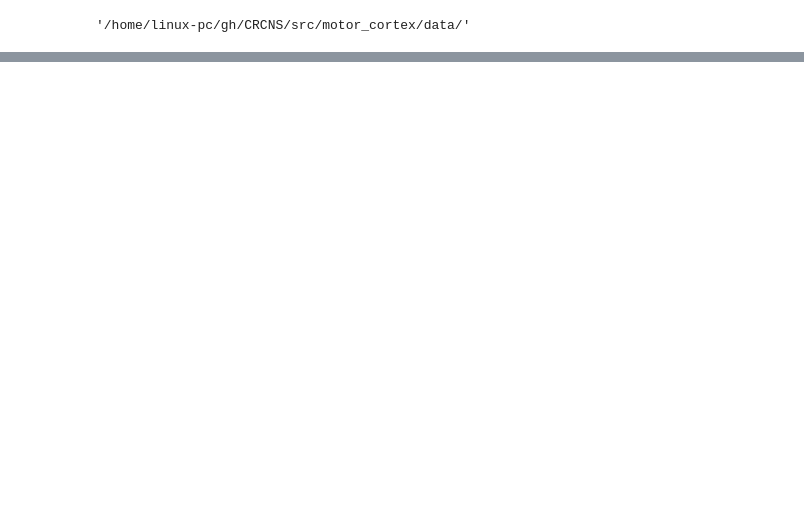
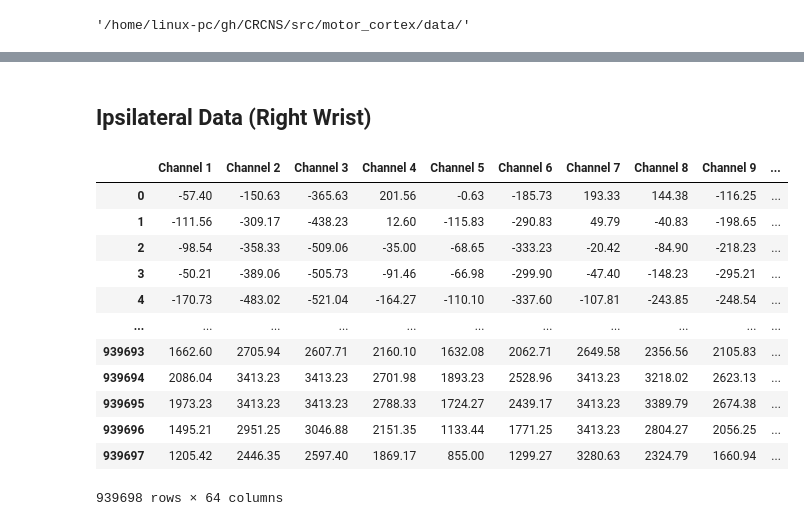
Before and after one commit to efwoods/CRCNS, a Jupyter notebook: data_analysis.ipynb, the cells around one changed output, grey strips where cells are left out. Cells and saved outputs as stored; diff of their text form; code cells hidden in the pictures; blank space fills up the shorter version.

```diff
--- a/data_analysis.ipynb
+++ b/data_analysis.ipynb
@@ -26,0 +13,3 @@ motion_data_file = data_file_l[0]
+# %%
+motion_data_file_l = glob(os.path.join(os.getcwd(), "src/", "motor_cortex/data/data/", "**", "motion*.csv"), recursive=True)
+ecog_data_file_l = glob(os.path.join(os.getcwd(), "src/", "motor_cortex/data/data/", "**", "ecog*.csv"), recursive=True)
@@ -162,0 +100,22 @@ ecog_data_bilateral_2018_07_12_S1 = pd.read_csv()
+# %% [markdown]
+## Ipsilateral Data (Right Wrist)
+# %%
+ecog_data_ipsilateral = pd.read_csv(ecog_data_file_l[6])
+# %%
+ecog_data_ipsilateral_channel_only = ecog_data_ipsilateral[ecog_data_ipsilateral.columns[1:-1]]
+# %%
+ecog_data_ipsilateral_channel_only
+# %% [output]
+|  | Channel 1 | Channel 2 | Channel 3 | Channel 4 | Channel 5 | Channel 6 | Channel 7 | Channel 8 | Channel 9 | ... |
+| 0 | -57.40 | -150.63 | -365.63 | 201.56 | -0.63 | -185.73 | 193.33 | 144.38 | -116.25 | ... |
+| 1 | -111.56 | -309.17 | -438.23 | 12.60 | -115.83 | -290.83 | 49.79 | -40.83 | -198.65 | ... |
+| 2 | -98.54 | -358.33 | -509.06 | -35.00 | -68.65 | -333.23 | -20.42 | -84.90 | -218.23 | ... |
+| 3 | -50.21 | -389.06 | -505.73 | -91.46 | -66.98 | -299.90 | -47.40 | -148.23 | -295.21 | ... |
+| 4 | -170.73 | -483.02 | -521.04 | -164.27 | -110.10 | -337.60 | -107.81 | -243.85 | -248.54 | ... |
+| ... | ... | ... | ... | ... | ... | ... | ... | ... | ... | ... |
+| 939693 | 1662.60 | 2705.94 | 2607.71 | 2160.10 | 1632.08 | 2062.71 | 2649.58 | 2356.56 | 2105.83 | ... |
+| 939694 | 2086.04 | 3413.23 | 3413.23 | 2701.98 | 1893.23 | 2528.96 | 3413.23 | 3218.02 | 2623.13 | ... |
+| 939695 | 1973.23 | 3413.23 | 3413.23 | 2788.33 | 1724.27 | 2439.17 | 3413.23 | 3389.79 | 2674.38 | ... |
+| 939696 | 1495.21 | 2951.25 | 3046.88 | 2151.35 | 1133.44 | 1771.25 | 3413.23 | 2804.27 | 2056.25 | ... |
+| 939697 | 1205.42 | 2446.35 | 2597.40 | 1869.17 | 855.00 | 1299.27 | 3280.63 | 2324.79 | 1660.94 | ... |
+939698 rows × 64 columns
```
Also changed, not shown: parts of 49 cells of this notebook, 8 other files.
